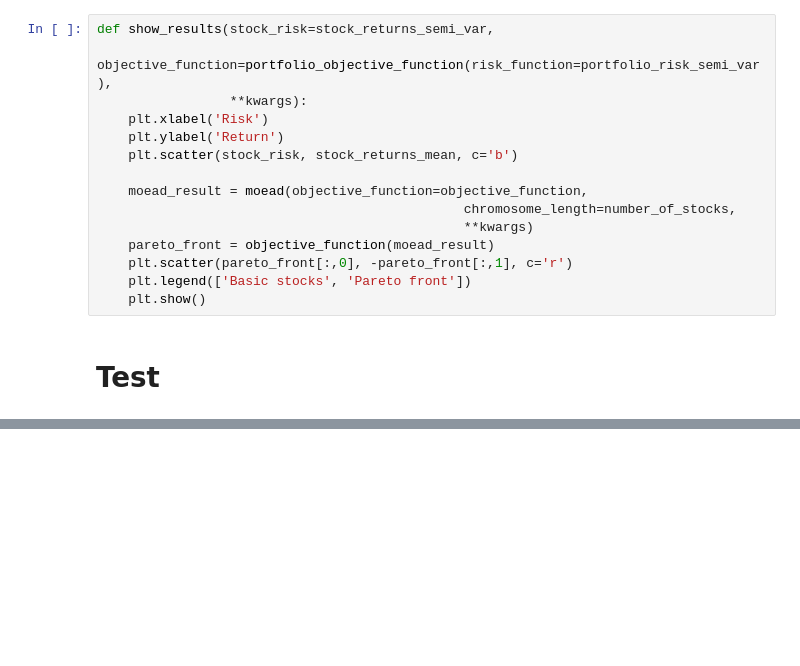
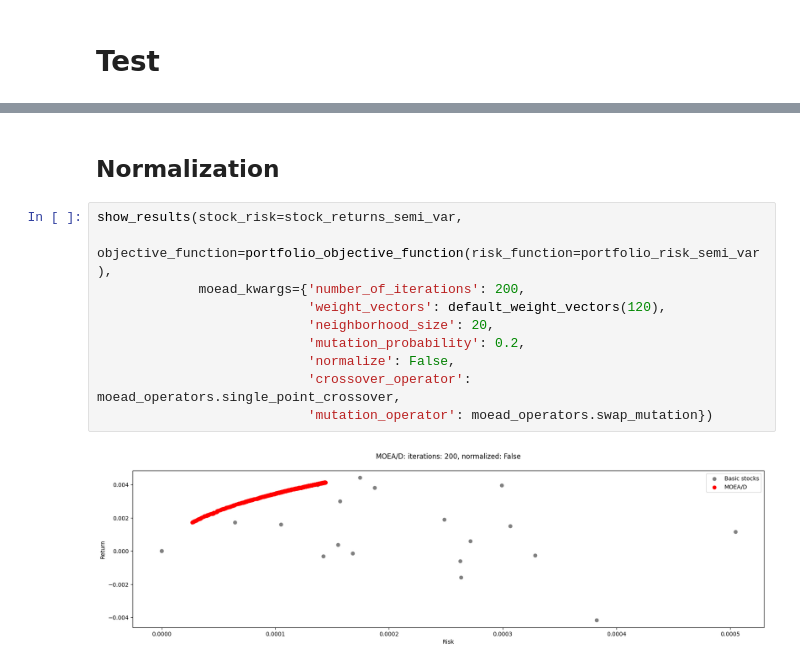
Before and after one commit to MaksWisniewski/PortfolioOpt, a Jupyter notebook: moead.ipynb, the cells around one changed output, grey strips where cells are left out. Cells and saved outputs as stored; diff of their text form; blank space fills up the shorter version.

```diff
--- a/moead.ipynb
+++ b/moead.ipynb
@@ -192,17 +52,2 @@ def moead(objective_function,
-# %%
-def show_results(stock_risk=stock_returns_semi_var,
-                 objective_function=portfolio_objective_function(risk_function=portfolio_risk_semi_var),
-                 **kwargs):
-    plt.xlabel('Risk')
-    plt.ylabel('Return')
-    plt.scatter(stock_risk, stock_returns_mean, c='b')
-
-    moead_result = moead(objective_function=objective_function,
-                                               chromosome_length=number_of_stocks,
-                                               **kwargs)
-    pareto_front = objective_function(moead_result)
-    plt.scatter(pareto_front[:,0], -pareto_front[:,1], c='r')
-    plt.legend(['Basic stocks', 'Pareto front'])
-    plt.show()
 # %% [markdown]
 # Test
@@ -209 +71,15 @@ def show_results(stock_risk=stock_returns_semi_var,
+# %% [markdown]
+## Normalization
+# %%
+show_results(stock_risk=stock_returns_semi_var,
+             objective_function=portfolio_objective_function(risk_function=portfolio_risk_semi_var),
+             moead_kwargs={'number_of_iterations': 200,
+                           'weight_vectors': default_weight_vectors(120),
+                           'neighborhood_size': 20,
+                           'mutation_probability': 0.2,
+                           'normalize': False,
+                           'crossover_operator': moead_operators.single_point_crossover,
+                           'mutation_operator': moead_operators.swap_mutation})
+# %% [output]
+[figure, added]
 # %%
```
Also changed, not shown: parts of 21 cells of this notebook, 3 other files.
